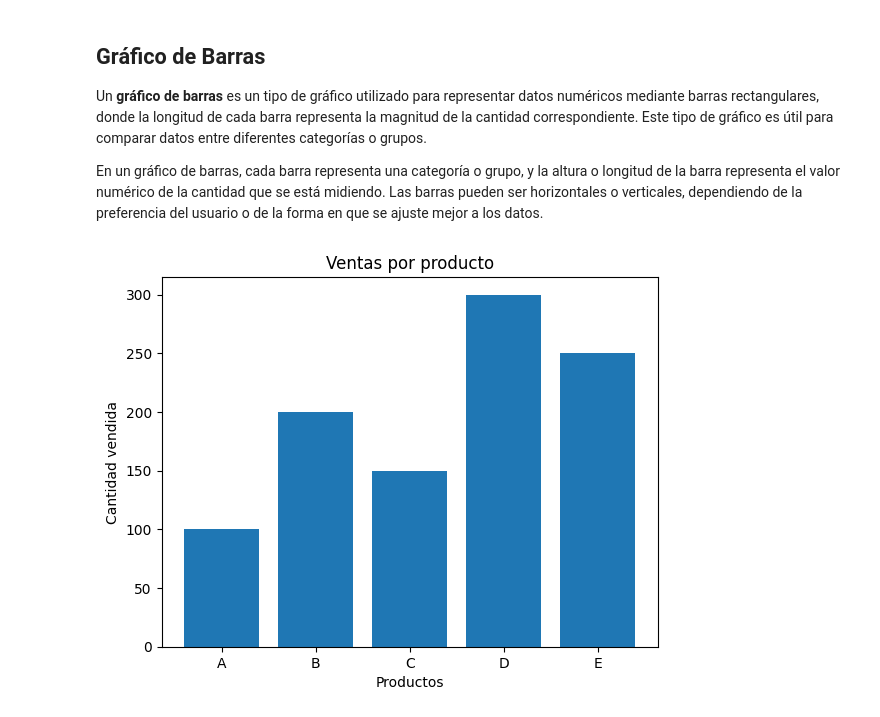
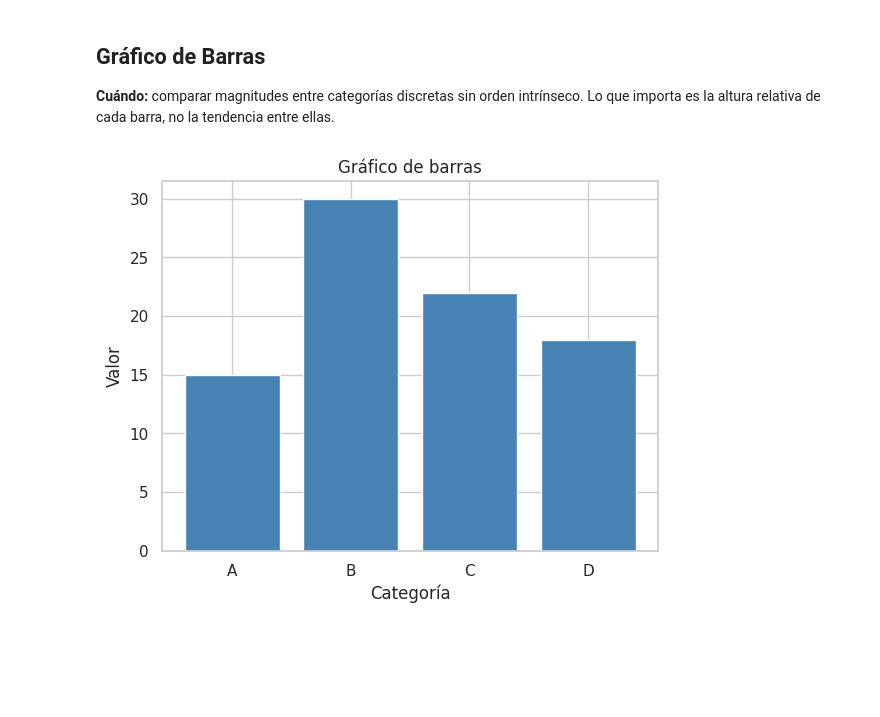
Before and after one commit to fralfaro/MAT281, a Jupyter notebook: docs/lectures/visualization/vis_01.ipynb, the cells around one changed output. Cells and saved outputs as stored; diff of their text form; code cells hidden in the pictures; blank space fills up the shorter version.

```diff
--- a/docs/lectures/visualization/vis_01.ipynb
+++ b/docs/lectures/visualization/vis_01.ipynb
@@ -14,3 +14,11 @@ Algunos de los tipos de gráficos más comunes utilizados en estadística incluy
+# %%
+import matplotlib.pyplot as plt
+import seaborn as sns
+import numpy as np
+import pandas as pd
+
+# Estilo general
+sns.set_theme(style="whitegrid")
 # %% [markdown]
 ## Anatomía de un Gráfico
 
@@ -84,21 +134,17 @@ plt.show()
 # %% [markdown]
 ##  Gráfico de Barras
 
-Un **gráfico de barras** es un tipo de gráfico utilizado para representar datos numéricos mediante barras rectangulares, donde la longitud de cada barra representa la magnitud de la cantidad correspondiente. Este tipo de gráfico es útil para comparar datos entre diferentes categorías o grupos.
-
-En un gráfico de barras, cada barra representa una categoría o grupo, y la altura o longitud de la barra representa el valor numérico de la cantidad que se está midiendo. Las barras pueden ser horizontales o verticales, dependiendo de la preferencia del usuario o de la forma en que se ajuste mejor a los datos.
+**Cuándo:** comparar magnitudes entre categorías discretas sin orden intrínseco.
+Lo que importa es la altura relativa de cada barra, no la tendencia entre ellas.
 # %%
-# Definir los datos para los ejes x e y
-x = ['A', 'B', 'C', 'D', 'E']
-y = [100, 200, 150, 300, 250]
+# Básico — matplotlib
+categorias = ["A", "B", "C", "D"]
+valores = [15, 30, 22, 18]
 
-# Crear gráfico
-plt.bar(x, y)
-plt.xlabel('Productos')
-plt.ylabel('Cantidad vendida')
-plt.title('Ventas por producto')
-
-# Mostrar el gráfico
+plt.bar(categorias, valores, color="steelblue")
+plt.xlabel("Categoría")
+plt.ylabel("Valor")
+plt.title("Gráfico de barras")
 plt.show()
 # %% [output]
-[figure, old version]
+[figure, new version]
```
Also changed, not shown: parts of 30 cells of this notebook, 10 other files.
